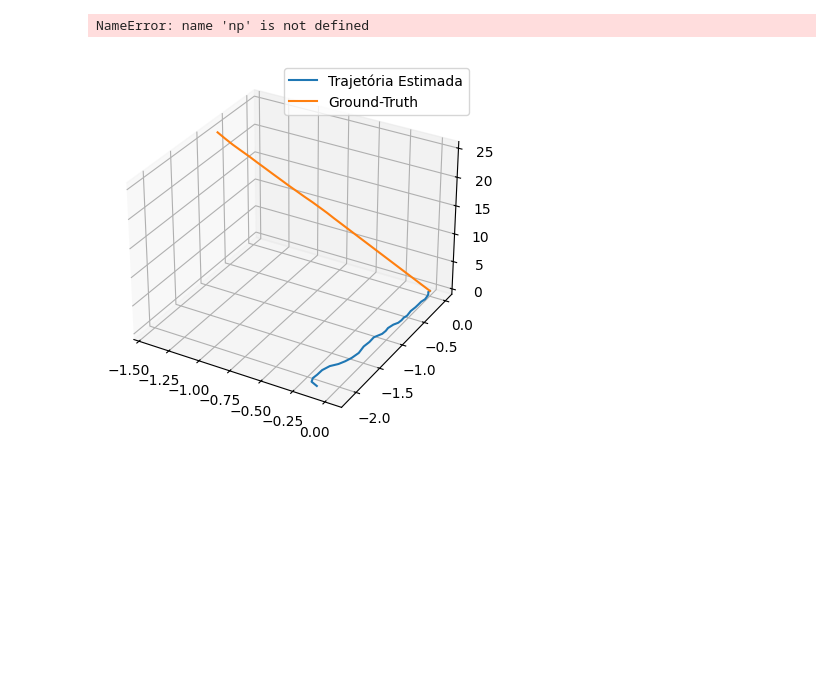
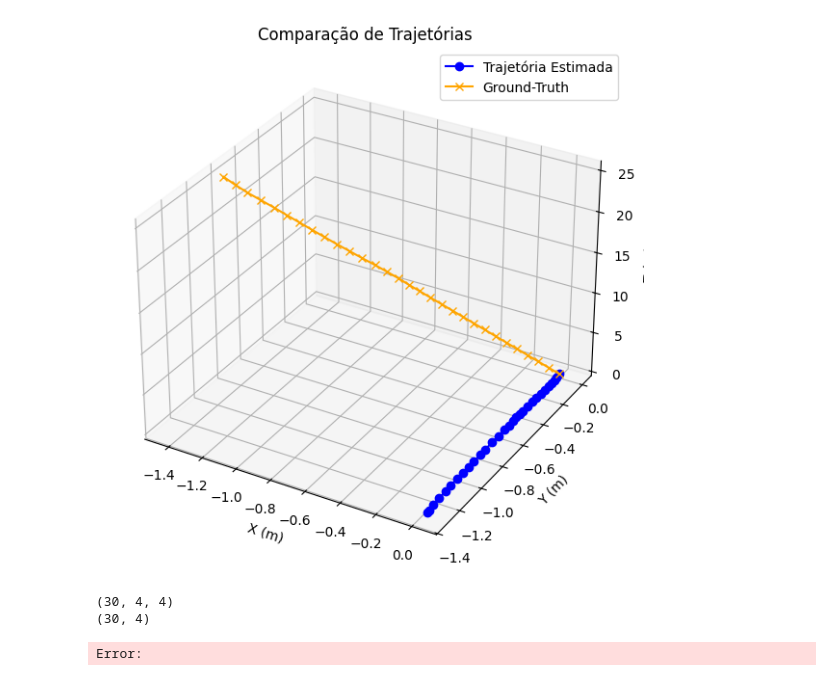
Before and after one commit to caiosgrossi/dtlabs, a Jupyter notebook: Q1/tentativa.ipynb, the cells around one changed output. Cells and saved outputs as stored; diff of their text form; code cells hidden in the pictures; blank space fills up the shorter version.

```diff
--- a/Q1/tentativa.ipynb
+++ b/Q1/tentativa.ipynb
@@ -130,9 +130,14 @@ ground_truth = np.load("ground_truth.npy")
 # Carregar os scans
 num_scans = 30
 point_clouds = [load_point_cloud(f"objetos/KITTI-Sequence/{i:06d}/{i:06d}_points.obj") for i in range(num_scans)]
+# %%
+for i, pc in enumerate(point_clouds[:5]):
+    print(f"Scan {i}: {pc.shape}")
 # %%
-# Estimar a trajetória
-trajectory = np.zeros((num_scans, 3))
+# Estimar a trajetória no formato homogêneo (N, 4) diretamente na GPU
+trajectory_gpu = torch.zeros((num_scans, 4), dtype=torch.float32, device=device)
+trajectory_gpu[:, 3] = 1  # Última coluna como 1 (coordenadas homogêneas)
+
 T = torch.eye(4, dtype=torch.float32, device=device)
 
 for i in range(1, num_scans):
@@ -145,16 +150,49 @@ for i in range(1, num_scans):
     T[:3, :3] = R @ T[:3, :3]  # Aplica a rotação corretamente
     T[:3, 3] = T_new[:3, 3]  # Atualiza a translação
 
-    trajectory[i] = T[:3, 3].cpu().numpy()
+    trajectory_gpu[i, :3] = T[:3, 3]  # Armazena diretamente na GPU
+
+# **Agora transferimos para CPU e convertemos para NumPy APÓS o loop**
+trajectory = trajectory_gpu.cpu().numpy()
-# %% [output]
-NameError: name 'np' is not defined
-# %%
-# Plotar a trajetória
-fig = plt.figure()
-ax = fig.add_subplot(111, projection='3d')
-ax.plot(trajectory[:, 0], trajectory[:, 1], trajectory[:, 2], label='Trajetória Estimada')
-ax.plot(ground_truth[:, 0, 3], ground_truth[:, 1, 3], ground_truth[:, 2, 3], label='Ground-Truth')
-ax.legend()
-plt.show()
-# %% [output]
-[figure, removed]
+# %%
+import numpy as np
+import matplotlib.pyplot as plt
+from mpl_toolkits.mplot3d import Axes3D
+
+# Extrair as coordenadas X, Y, Z da matriz homogênea (última coluna)
+gt_x = ground_truth[:, 0, 3]
+gt_y = ground_truth[:, 1, 3]
+gt_z = ground_truth[:, 2, 3]
+
+# Criar a figura 3D
+fig = plt.figure(figsize=(10, 7))
+ax = fig.add_subplot(111, projection='3d')
+
+# Plot da trajetória estimada
+ax.plot(trajectory[:, 0], trajectory[:, 1], trajectory[:, 2],
+        label='Trajetória Estimada', color='blue', linestyle='-', marker='o')
+
+# Plot da ground-truth
+ax.plot(gt_x, gt_y, gt_z,
+        label='Ground-Truth', color='orange', linestyle='-', marker='x')
+
+# Rótulos dos eixos
+ax.set_xlabel('X (m)')
+ax.set_ylabel('Y (m)')
+ax.set_zlabel('Z (m)')
+ax.set_title('Comparação de Trajetórias')
+
+# Adicionar legenda
+ax.legend()
+
+# Mostrar o gráfico
+plt.show()
+# %% [output]
+[figure, added]
+# %%
+print(ground_truth.shape)
+print(trajectory.shape)
+# %% [output]
+(30, 4, 4)
+(30, 4)
+Error:
```
Also changed, not shown: parts of 2 cells of this notebook, 10 other files.
